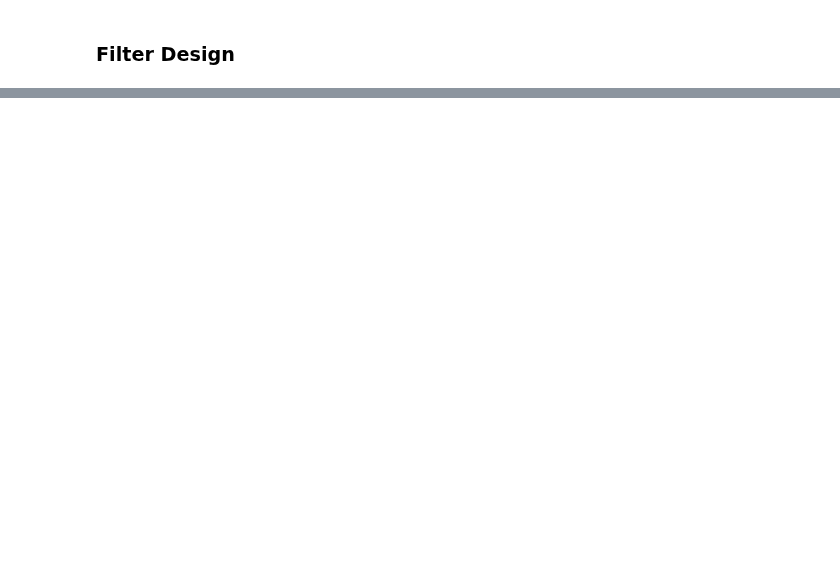
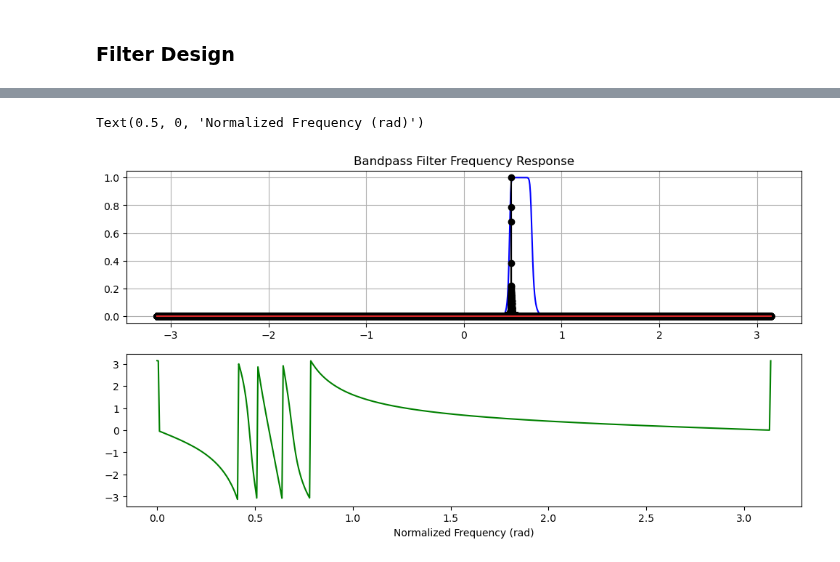
Before and after one commit to tacticstactics/Optical-pulse-broadening, a Jupyter notebook: optical_pulse_broadening_optical_filter.ipynb, the cells around one changed output, grey strips where cells are left out. Drawn from its saved outputs; the diff is of its cells as text; code cells hidden in the pictures; blank space fills up the shorter version.

```diff
--- a/optical_pulse_broadening_optical_filter.ipynb
+++ b/optical_pulse_broadening_optical_filter.ipynb
@@ -408,0 +419,37 @@ ax3_3.legend()
+# %%
+norm_freqcol = np.linspace(-1*np.pi, 1*np.pi, 2*samplerate, endpoint=False)
+
+# Setting standard filter requirements.
+order = 8
+lowcut = 0.15 # / np.pi # [Normalized Frequency. 0 to 1]
+highcut = 0.22 # / np.pi
+
+b, a = signal.butter(order, [lowcut, highcut], btype='bandpass')
+
+#print('b = ', b)
+#print('a = ', a)
+
+# Plotting the frequency response.
+w, h = signal.freqz(b, a) # scipy.signal.freqz: Digital Filter
+
+fig1 = plt.figure(figsize = (12,6), facecolor='white')
+ax1_1 = fig1.add_subplot(2, 1, 1)
+ax1_1.plot(w, np.abs(h), 'b')
+
+#ax1_1.plot(lowcut, 0.5*np.sqrt(2), 'ko')
+#ax1_1.axvline(highcut * np.pi, color='g')
+ax1_1.set_title("Bandpass Filter Frequency Response")
+#ax1_1.set_xlim(0.0*np.pi , 1.1*np.pi)
+
+
+ax1_1.grid()
+
+ax1_1.stem(norm_freqcol, np.abs(Shifted_fft_random_analog_signal)/np.max(np.abs(Shifted_fft_random_analog_signal)),"k.",label='Shifted_fft_SelfMixed_carrier_wavecol')
+
+ax1_2 = fig1.add_subplot(2, 1, 2)
+ax1_2.plot(w, np.angle(h), 'g')
+ax1_2.set_xlabel('Normalized Frequency (rad)')
+#ax1_2.set_xlim(0.0*np.pi , 1.1*np.pi)
+# %% [output]
+Text(0.5, 0, 'Normalized Frequency (rad)')
+[figure, added]
```
Also changed, not shown: parts of 6 cells of this notebook.
